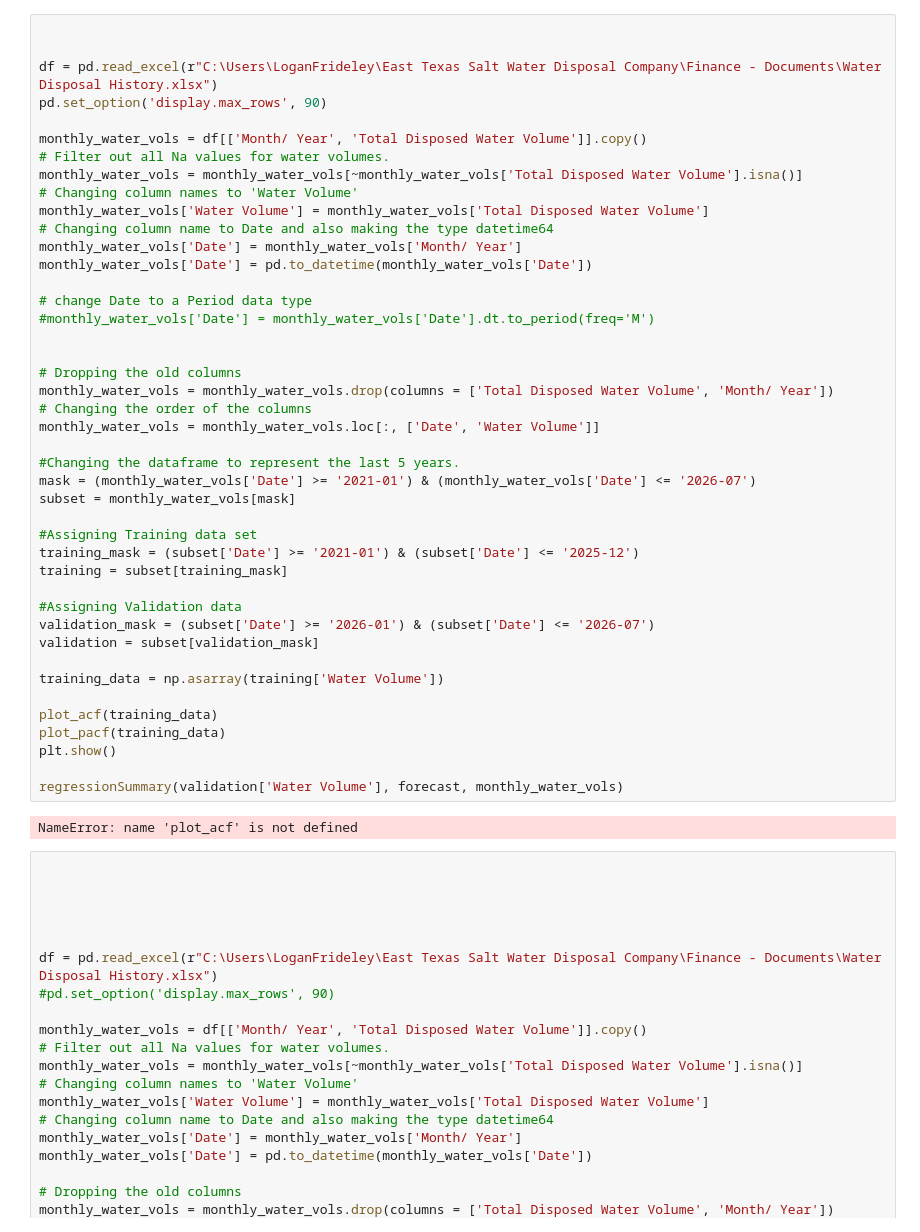
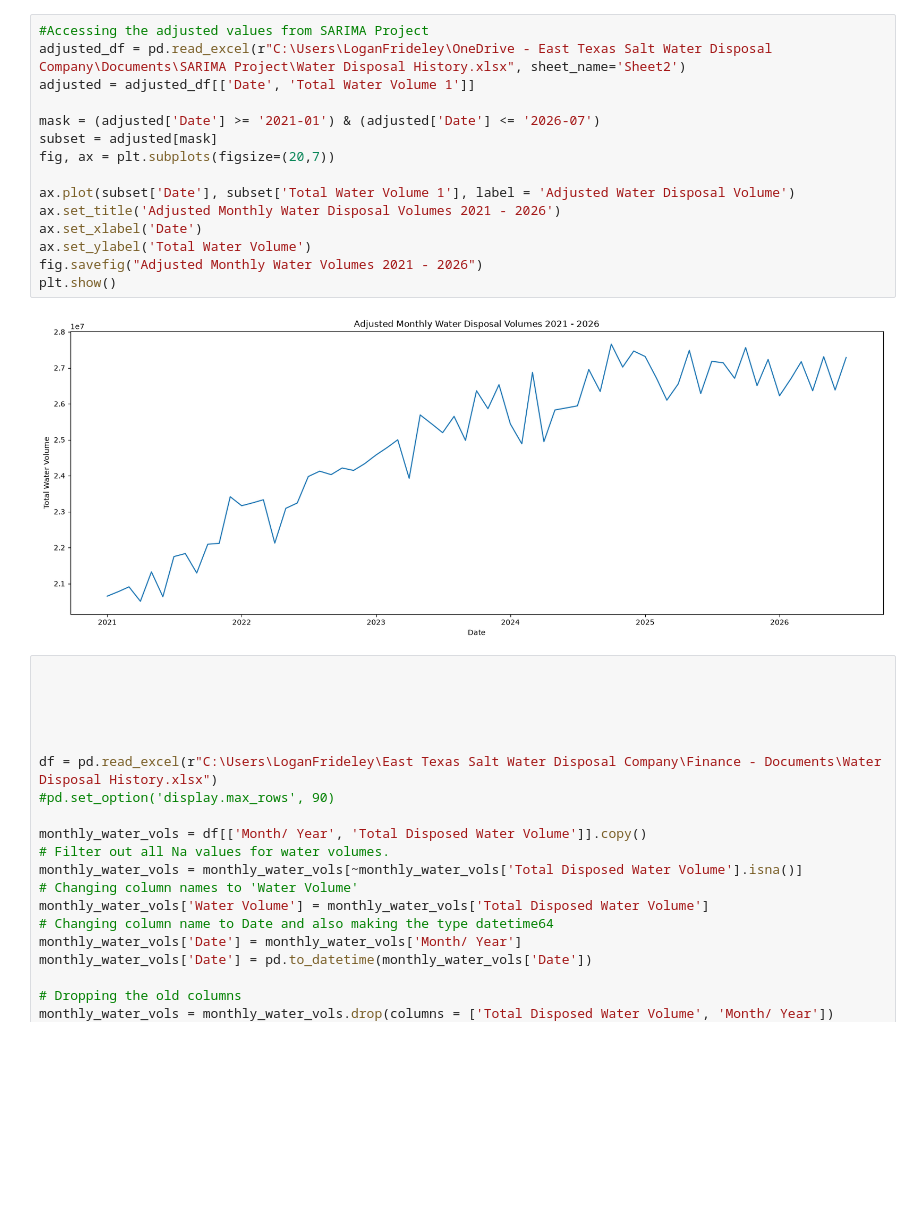
Before and after one commit to L0GN82/SARIMA, a Jupyter notebook: SARIMA.ipynb, the cells around one changed output. Drawn from its saved outputs; the diff is of its cells as text; blank space fills up the shorter version.

```diff
--- a/SARIMA.ipynb
+++ b/SARIMA.ipynb
@@ -62,48 +103,20 @@ plt.savefig("Adjusted Monthly Water Volumes")
-# %%
-
-
-df = pd.read_excel(r"C:\Users\LoganFrideley\East Texas Salt Water Disposal Company\Finance - Documents\Water Disposal History.xlsx")
-pd.set_option('display.max_rows', 90)
-
-monthly_water_vols = df[['Month/ Year', 'Total Disposed Water Volume']].copy()
-# Filter out all Na values for water volumes.
-monthly_water_vols = monthly_water_vols[~monthly_water_vols['Total Disposed Water Volume'].isna()]
-# Changing column names to 'Water Volume'
-monthly_water_vols['Water Volume'] = monthly_water_vols['Total Disposed Water Volume']
-# Changing column name to Date and also making the type datetime64
-monthly_water_vols['Date'] = monthly_water_vols['Month/ Year']
-monthly_water_vols['Date'] = pd.to_datetime(monthly_water_vols['Date'])
-
-# change Date to a Period data type
-#monthly_water_vols['Date'] = monthly_water_vols['Date'].dt.to_period(freq='M')
-
-
-# Dropping the old columns
-monthly_water_vols = monthly_water_vols.drop(columns = ['Total Disposed Water Volume', 'Month/ Year'])
-# Changing the order of the columns
-monthly_water_vols = monthly_water_vols.loc[:, ['Date', 'Water Volume']]
-
-#Changing the dataframe to represent the last 5 years.
-mask = (monthly_water_vols['Date'] >= '2021-01') & (monthly_water_vols['Date'] <= '2026-07')
-subset = monthly_water_vols[mask]
-
-#Assigning Training data set
-training_mask = (subset['Date'] >= '2021-01') & (subset['Date'] <= '2025-12')
-training = subset[training_mask]
-
-#Assigning Validation data
-validation_mask = (subset['Date'] >= '2026-01') & (subset['Date'] <= '2026-07')
-validation = subset[validation_mask]
-
-training_data = np.asarray(training['Water Volume'])
-
-plot_acf(training_data)
-plot_pacf(training_data)
-plt.show()
-
-regressionSummary(validation['Water Volume'], forecast, monthly_water_vols)
-# %% [output]
-NameError: name 'plot_acf' is not defined
+# %%
+#Accessing the adjusted values from SARIMA Project
+adjusted_df = pd.read_excel(r"C:\Users\LoganFrideley\OneDrive - East Texas Salt Water Disposal Company\Documents\SARIMA Project\Water Disposal History.xlsx", sheet_name='Sheet2')
+adjusted = adjusted_df[['Date', 'Total Water Volume 1']]
+
+mask = (adjusted['Date'] >= '2021-01') & (adjusted['Date'] <= '2026-07')
+subset = adjusted[mask]
+fig, ax = plt.subplots(figsize=(20,7))
+
+ax.plot(subset['Date'], subset['Total Water Volume 1'], label = 'Adjusted Water Disposal Volume')
+ax.set_title('Adjusted Monthly Water Disposal Volumes 2021 - 2026')
+ax.set_xlabel('Date')
+ax.set_ylabel('Total Water Volume')
+fig.savefig("Adjusted Monthly Water Volumes 2021 - 2026")
+plt.show()
+# %% [output]
+[figure, added]
 # %%
 
 
```
Also changed, not shown: parts of 4 cells of this notebook, 5 other files.
